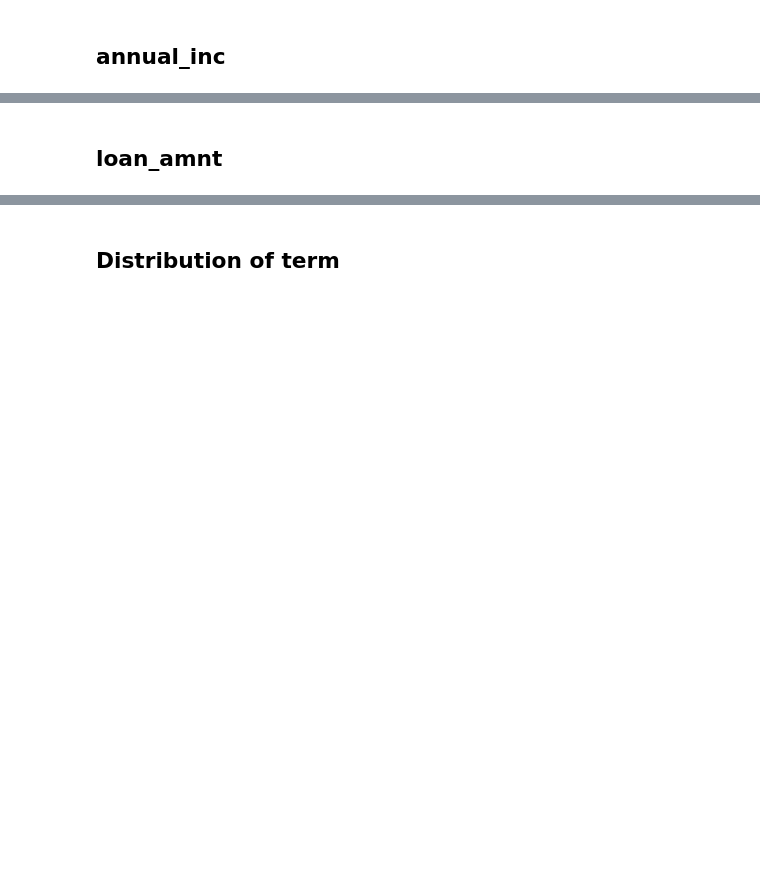
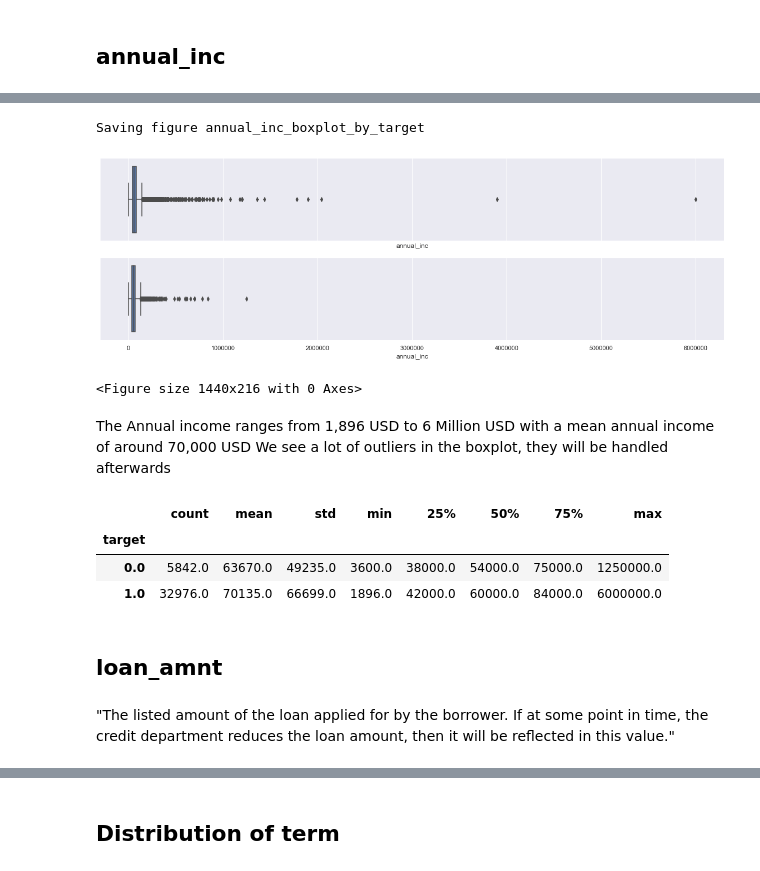
Before and after one commit to torben90/NF_Prj_LendingClub, a Jupyter notebook: LendingClub_Main.ipynb, the cells around one changed output, grey strips where cells are left out. Cells and saved outputs as stored; diff of their text form; code cells hidden in the pictures; blank space fills up the shorter version.

```diff
--- a/LendingClub_Main.ipynb
+++ b/LendingClub_Main.ipynb
@@ -30,5 +41,5 @@ import pandas as pd
 # %% [markdown]
 ## Macros
 # %%
-DATA_FOLDER =
-FIG_FOLDER =
+DATA_FOLDER = './data/'
+FIG_FOLDER = './figures/'
@@ -35,3 +114,10 @@ FIG_FOLDER =
+# %%
+def save_fig(sec_name, fig_name, tight_layout=True):
+    path = os.path.join(FIG_FOLDER , sec_name + '_'  + fig_name + ".png")
+    print("Saving figure", fig_name)
+    if tight_layout:
+        plt.tight_layout()
+    plt.savefig(path, format='png', dpi=600)
 # %% [markdown]
 # Cleaning
 # %% [markdown]
@@ -55,0 +152,4 @@ cleaning_pass_02
+# %%
+# import the cleaned data
+df_eda = pd.read_pickle(DATA_FOLDER + 'clean_pass_01p2_Ptarget.pkl')
+pd.options.display.max_columns = None
@@ -60,2 +210,24 @@ cleaning_pass_02
+# %%
+fig, (ax1, ax2) = plt.subplots(2, 1, sharex=True, figsize=(20,6))
+plt.figure(figsize=(20,3))
+sns.boxplot(x='annual_inc',data=df_eda.query('target==1'),ax=ax1)
+sns.boxplot(x='annual_inc',data=df_eda.query('target==0'),ax=ax2)
+save_fig('eda','annual_inc_boxplot_by_target')
+# %% [output]
+Saving figure annual_inc_boxplot_by_target
+[figure, added]
+<Figure size 1440x216 with 0 Axes>
+# %% [markdown]
+The Annual income ranges from 1,896 USD to 6 Million USD with a mean annual income of around 70,000 USD
+We see a lot of outliers in the boxplot, they will be handled afterwards
+# %%
+df_eda.groupby('target').annual_inc.describe().round()
+# %% [output]
+|  | count | mean | std | min | 25% | 50% | 75% | max |
+| target |  |  |  |  |  |  |  |  |
+| 0.0 | 5842.0 | 63670.0 | 49235.0 | 3600.0 | 38000.0 | 54000.0 | 75000.0 | 1250000.0 |
+| 1.0 | 32976.0 | 70135.0 | 66699.0 | 1896.0 | 42000.0 | 60000.0 | 84000.0 | 6000000.0 |
 # %% [markdown]
 ## loan_amnt
+# %% [markdown]
+"The listed amount of the loan applied for by the borrower. If at some point in time, the credit department reduces the loan amount, then it will be reflected in this value."
```
Also changed, not shown: parts of 76 cells of this notebook.
